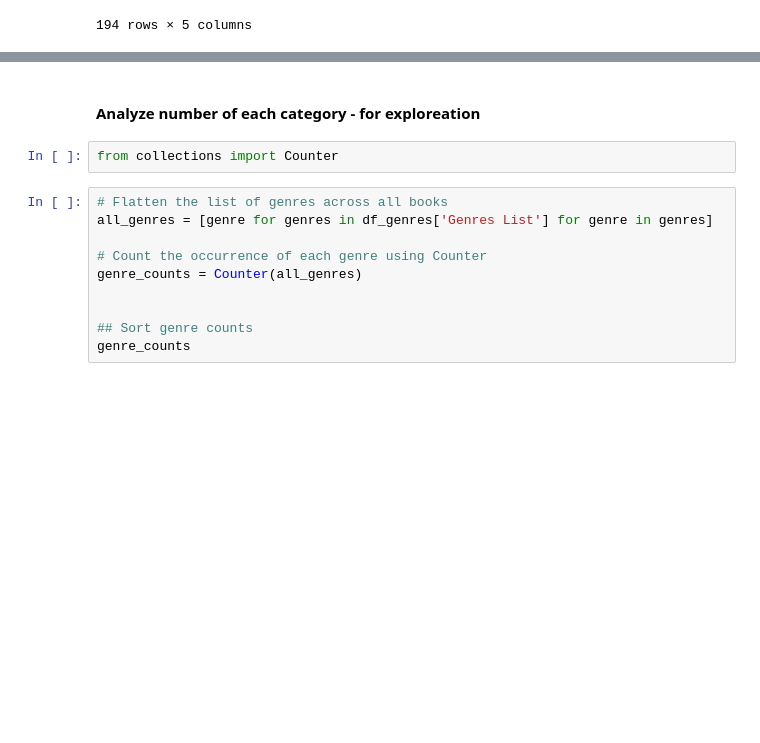
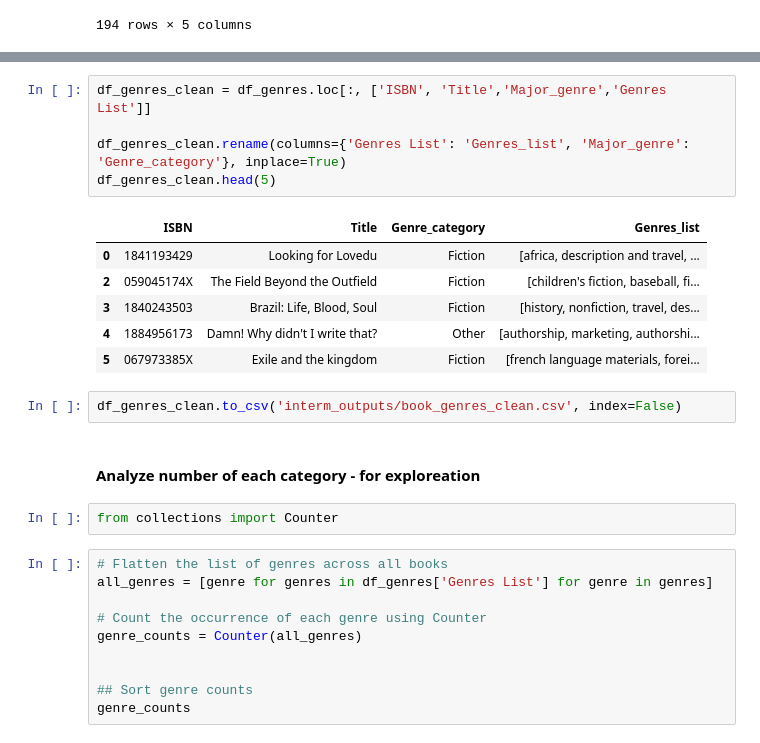
Before and after one commit to jtimko16/book-recommendation, a Jupyter notebook: notebooks/02. Clean_genres.ipynb, the cells around one changed output, grey strips where cells are left out. Drawn from its saved outputs; the diff is of its cells as text; blank space fills up the shorter version.

Commit message:
Add - save cleaned genres (only two categories)

```diff
--- a/notebooks/02. Clean_genres.ipynb
+++ b/notebooks/02. Clean_genres.ipynb
@@ -134,3 +144,17 @@ df_genres
+# %%
+df_genres_clean = df_genres.loc[:, ['ISBN', 'Title','Major_genre','Genres List']]
+
+df_genres_clean.rename(columns={'Genres List': 'Genres_list', 'Major_genre': 'Genre_category'}, inplace=True)
+df_genres_clean.head(5)
+# %% [output]
+|  | ISBN | Title | Genre_category | Genres_list |
+| 0 | 1841193429 | Looking for Lovedu | Fiction | [africa, description and travel, ... |
+| 2 | 059045174X | The Field Beyond the Outfield | Fiction | [children's fiction, baseball, fi... |
+| 3 | 1840243503 | Brazil: Life, Blood, Soul | Fiction | [history, nonfiction, travel, des... |
+| 4 | 1884956173 | Damn! Why didn't I write that? | Other | [authorship, marketing, authorshi... |
+| 5 | 067973385X | Exile and the kingdom | Fiction | [french language materials, forei... |
+# %%
+df_genres_clean.to_csv('interm_outputs/book_genres_clean.csv', index=False)
 # %% [markdown]
 #### Analyze number of each category - for exploreation
 # %%
```
Also changed, not shown: parts of 1 cell of this notebook, 1 other file.
